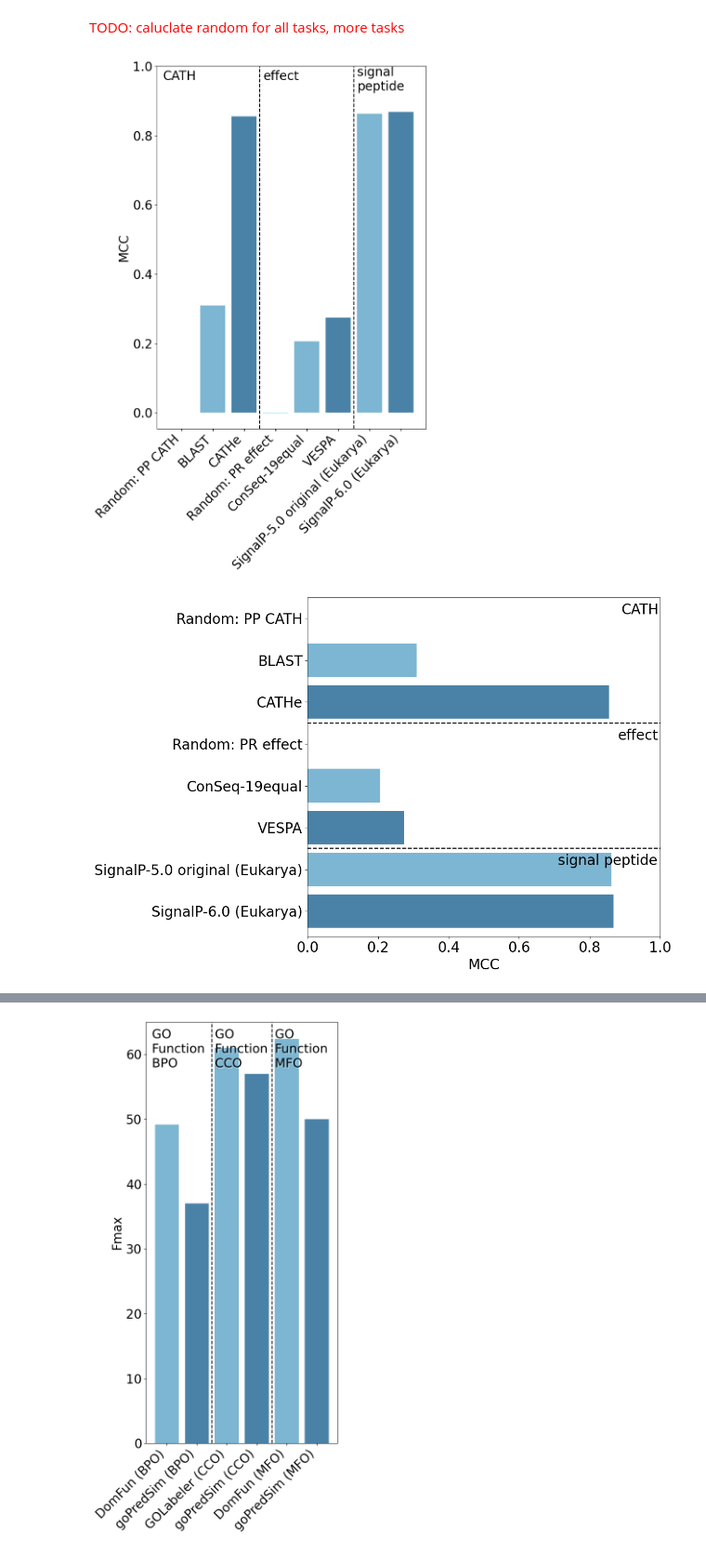
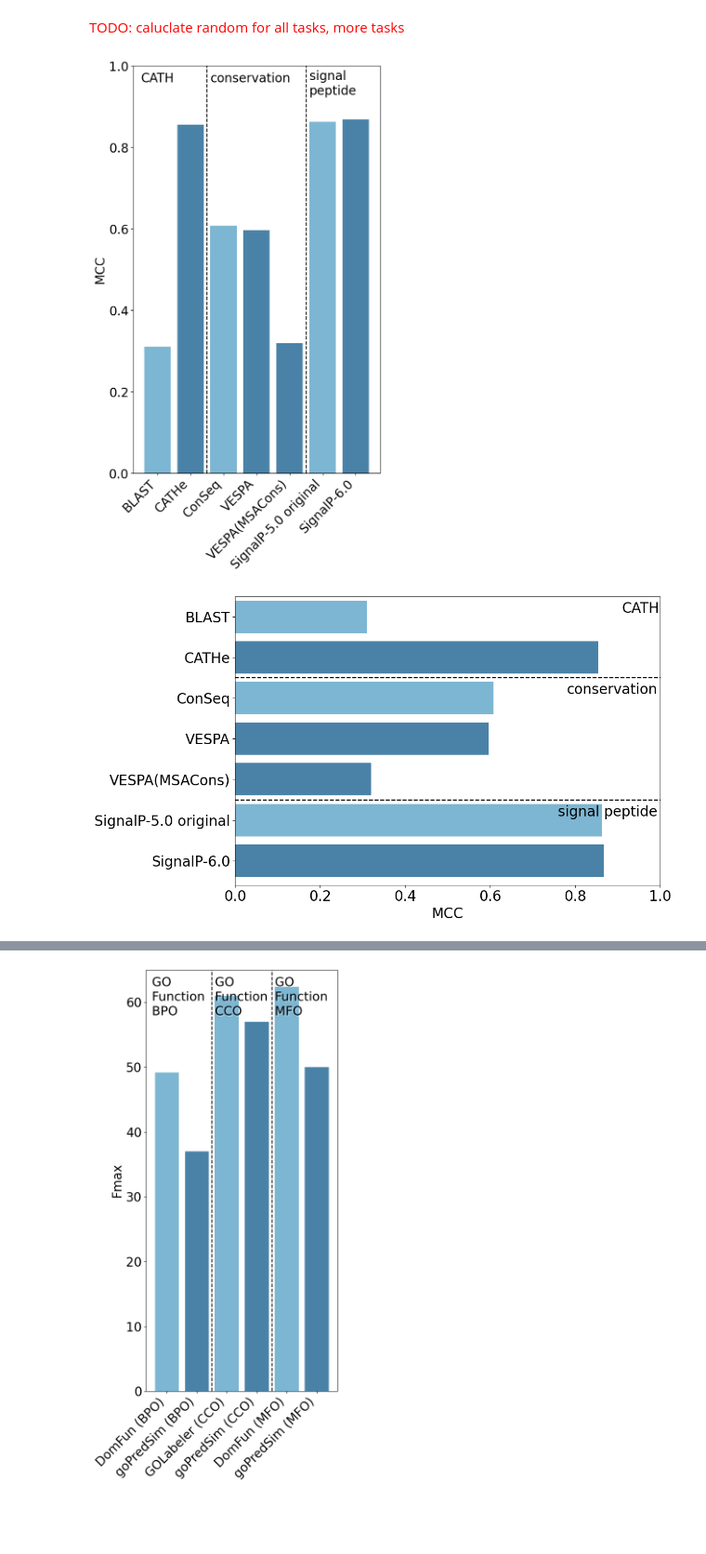
Before and after one commit to erckert/EV-embeddings-figures, a Jupyter notebook: visualizeResults.ipynb, the cells around one changed output, grey strips where cells are left out. Shown at 93% size. Cells and saved outputs as stored; diff of their text form; code cells hidden in the pictures; blank space fills up the shorter version.

```diff
--- a/visualizeResults.ipynb
+++ b/visualizeResults.ipynb
@@ -62,8 +63,13 @@ def select_top_performances(df):
     important_rows = []
     df_reverse = df.iloc[::-1]
     for _,row in df_reverse.iterrows():
-        if row['Embedding based'] == "-1" or row['Embedding based'] != embedding_based or row['Prediction type'] != prediction_type or row['Performance Measure'] != performance_measure:
+        if row['Embedding based'] == -1 or row['Embedding based'] == 2 or row['Embedding based'] != embedding_based or row['Prediction type'] != prediction_type or row['Performance Measure'] != performance_measure:
+            if row['Embedding based'] == "-1":
+                performance = row['Performance']
+                if performance < 5:
+                    continue
             important_rows.append(row)
+            print(row)
         prediction_type = row['Prediction type']
         embedding_based = row['Embedding based']
         performance_measure = row['Performance Measure']
@@ -206,11 +237,13 @@ seperator_t5 = x_pos[14] + (x_pos[15] - x_pos[14])/2
 # %% [markdown]
 Plot Q3 only
 # %%
-fig = plt.figure()
-ax = fig.add_axes([0,0,1,1])
+plt.rcParams['font.size'] = '12'
+fig = plt.figure(figsize=(12, 12))
+ax = plt.subplot2grid((15, 30), (0, 0), colspan=17, rowspan=7)
+#plt.grid(axis='y', color='0.9')
 
-ax.bar(labels, q3, yerr=se, color="#4a82a7")
-ax.set_ylim([0, 100])
+ax.bar(labels, q3, yerr=ci, color="#4a82a7", width=0.8)
+ax.set_ylim([20, 90])
 ax.set_xticklabels(labels, rotation=45, ha='right')
 ax.set_ylabel('Q3')
 
@@ -224,12 +257,12 @@ plt.show()
 # %% [markdown]
 Plot difference to majority class prediction
 # %%
-fig = plt.figure()
-ax = fig.add_axes([0,0,1,1])
+plt.rcParams['font.size'] = '20'
+fig, ((ax)) = plt.subplots(1,1, figsize=(17,12))
 x_pos = np.arange(len(labels))
 
 
-ax.bar(labels, difference_to_random, yerr=se, color="#4a82a7")
+ax.bar(labels, difference_to_random, yerr=ci, color="#4a82a7", width=0.8)
 ax.set_ylim(bottom=0)
 ax.set_xticklabels(labels, rotation=45, ha='right')
 ax.set_ylabel('Q3')
@@ -251,42 +284,42 @@ plt.show()
 <span style="color:red">TODO: caluclate random for all tasks, more tasks</span>
 # %%
 def color_assignment(embedding_based_list):
-    return ['#7db6d2' if int(entry)==0 else ("#4a82a7" if int(entry)==1 else '#b5ecff') for entry in embedding_based_list]
+    return ['#7db6d2' if int(entry)==0 else ("#4a82a7" if int(entry)==1 or int(entry)==2 else '#b5ecff') for entry in embedding_based_list]
 # %%
 plt.rcParams['font.size'] = '20'
 
-fig1, ((ax1)) = plt.subplots(1,1, figsize=(8,12))
+fig1, ((ax1)) = plt.subplots(1,1, figsize=(7,12))
 ax1.bar(grouped_mcc_labels[::-1], [float(entry) for entry in mcc][::-1], color=color_assignment(mcc_is_embedding_based[::-1]), width=0.8)
 ax1.set_xticklabels(grouped_mcc_labels[::-1], rotation=45, ha='right')
 ax1.set_ylabel("MCC")
 ax1.set_ylim(top=1)
-ax1.annotate('CATH',xy=(-0.6, 0.96))
-ax1.annotate('effect',xy=(2.6, 0.96))
-ax1.annotate('signal \npeptide',xy=(5.6, 0.93))
-ax1.axvline(x=[2.5],  color='black', ls='--')
-ax1.axvline(x=[5.5],  color='black', ls='--')
+ax1.annotate('CATH',xy=(-0.5, 0.96))
+ax1.annotate('conservation',xy=(1.6, 0.96))
+ax1.annotate('signal \npeptide',xy=(4.6, 0.93))
+ax1.axvline(x=[1.5],  color='black', ls='--')
+ax1.axvline(x=[4.5],  color='black', ls='--')
 
 fig1.tight_layout()
 # %% [output]
-[figure, old version]
+[figure, new version]
 # %%
 plt.rcParams['font.size'] = '20'
 
-fig1_h, ((ax1_h)) = plt.subplots(1,1, figsize=(12,8))
+fig1_h, ((ax1_h)) = plt.subplots(1,1, figsize=(12,7))
 ax1_h.barh(grouped_mcc_labels, [float(entry) for entry in mcc], color=color_assignment(mcc_is_embedding_based))
 ax1_h.set_yticklabels(grouped_mcc_labels)
 ax1_h.set_xlabel("MCC")
 ax1_h.set_xlim(right=1, left=0)
-ax1_h.set_ylim(top=7.5, bottom=-0.6)
-ax1_h.annotate('CATH',xy=(0.89, 7.1))
-ax1_h.annotate('effect',xy=(0.88, 4.1))
-ax1_h.annotate('signal peptide',xy=(0.71, 1.1))
+ax1_h.set_ylim(top=6.5, bottom=-0.6)
+ax1_h.annotate('CATH',xy=(0.91, 6.1))
+ax1_h.annotate('conservation',xy=(0.78, 4.1))
+ax1_h.annotate('signal peptide',xy=(0.76, 1.1))
+ax1_h.axhline(y=[1.5],  color='black', ls='--')
 ax1_h.axhline(y=[4.5],  color='black', ls='--')
-ax1_h.axhline(y=[1.5],  color='black', ls='--')
 
 fig1_h.tight_layout()
 # %% [output]
-[figure, old version]
+[figure, new version]
 # %%
 grouped_qx_labels_as_strings = [str(entry) for entry in grouped_qx_labels]
 qx_bars_as_float = [float(entry) for entry in qx]
```
Also changed, not shown: parts of 22 cells of this notebook, 3 other files.
